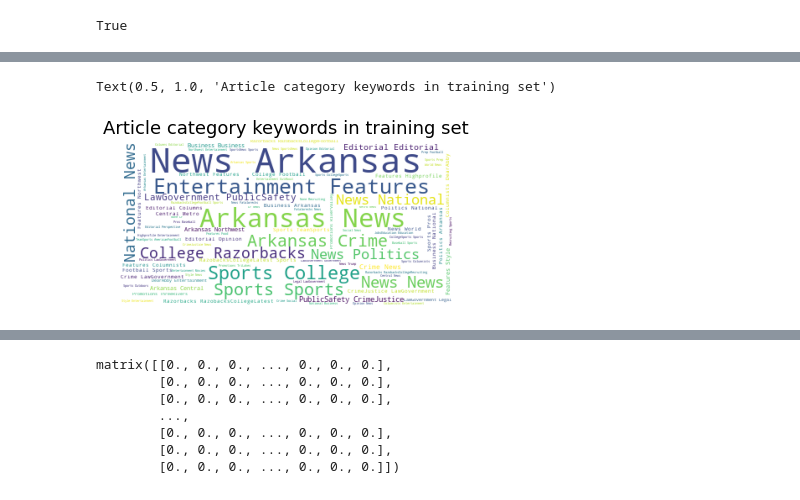
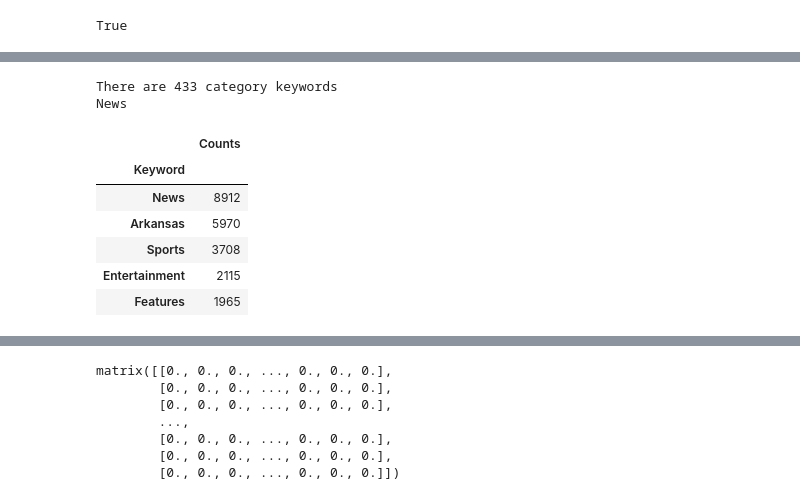
Before and after one commit to choushuiguo325/Recommendation_System_New_York_Times, a Jupyter notebook: static/2.2 EDA_NLP.ipynb, the cells around one changed output, grey strips where cells are left out. Saved outputs shown, nothing was run; the diff lists cells and outputs as text; code cells hidden in the pictures.

```diff
--- a/static/2.2 EDA_NLP.ipynb
+++ b/static/2.2 EDA_NLP.ipynb
@@ -128,8 +88,27 @@ result
-# %%
-wordcloud1 = WordCloud(background_color='white').generate(" ".join(train_articles_df['categories']))
-plt.imshow(wordcloud1)
-plt.axis('off')
-plt.title('Article category keywords in training set',fontsize=18)
-# %% [output]
-Text(0.5, 1.0, 'Article category keywords in training set')
-[figure, removed]
+# %%
+result = {x for l in types for x in l}
+print(f"There are {len(result)} category keywords")
+types_list = []
+for i in range(0, len(types)):
+    types_list = types_list + types[i]
+
+print(types_list[0])
+
+from collections import Counter
+list1= types_list
+counts = Counter(list1)
+counts = dict(counts)
+# %% [output]
+There are 433 category keywords
+News
+# %%
+type_keyword_df = pd.DataFrame({"Keyword": list(counts.keys()), 'Counts': list(counts.values())}).sort_values('Counts', ascending = False).set_index('Keyword')
+type_keyword_df.head()
+# %% [output]
+|  | Counts |
+| Keyword |  |
+| News | 8912 |
+| Arkansas | 5970 |
+| Sports | 3708 |
+| Entertainment | 2115 |
+| Features | 1965 |
```
Also changed, not shown: parts of 16 cells of this notebook.
